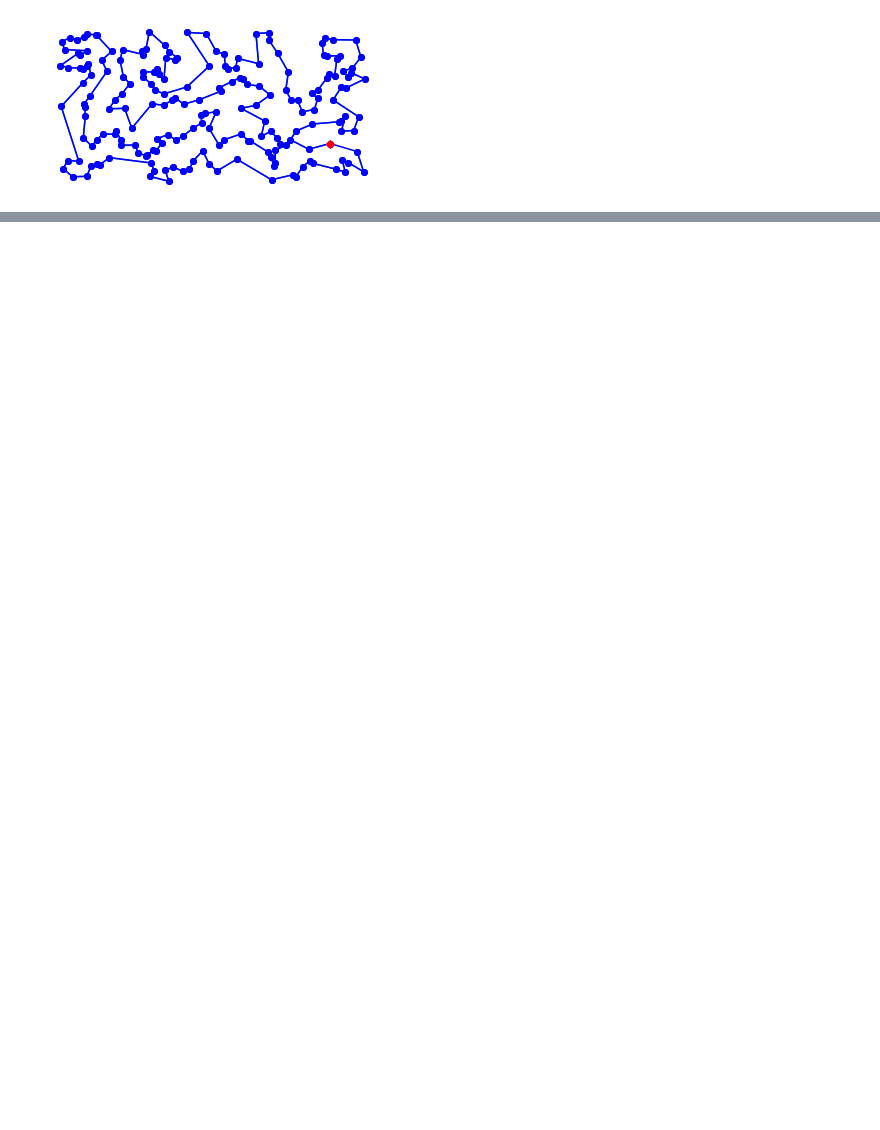
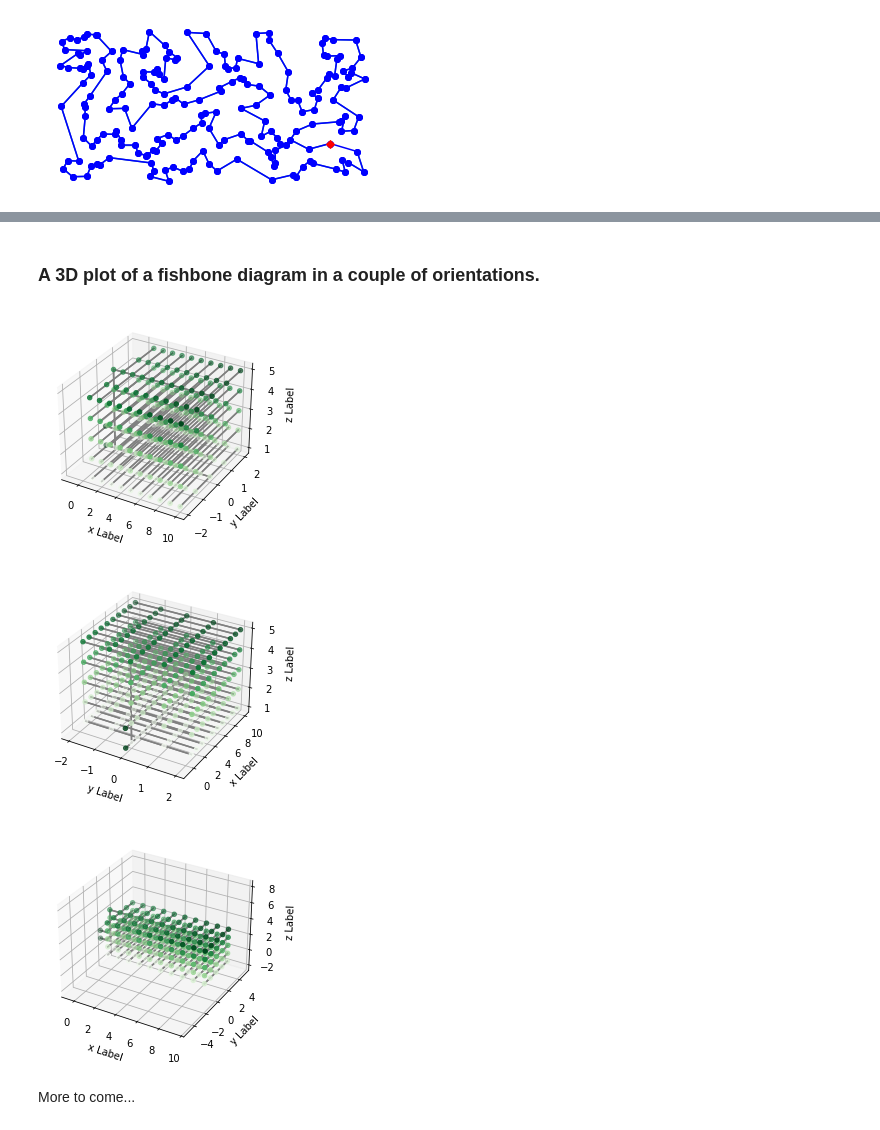
Before and after one commit to root-11/graph-theory, a Jupyter notebook: examples/generating and visualising graphs.ipynb, the cells around one changed output, grey strips where cells are left out. Drawn from its saved outputs; the diff is of its cells as text; code cells hidden in the pictures; blank space fills up the shorter version.

```diff
--- a/examples/generating and visualising graphs.ipynb
+++ b/examples/generating and visualising graphs.ipynb
@@ -46,0 +57,18 @@ NameError: name 'plt' is not defined
+# %% [markdown]
+### A 3D plot of a fishbone diagram in a couple of orientations.
+# %%
+from tests.test_spatial_graph import fishbone_graph
+
+g = fishbone_graph()
+plt = g.plot()
+plt.show(block=False)
+plt = g.plot(rotation='yxz')
+plt.show(block=False)
+plt = g.plot(maintain_aspect_ratio=True)
+plt.show(block=False)
+# %% [output]
+[figure, added]
+[figure, added]
+[figure, added]
+# %% [markdown]
+More to come...
```
Also changed, not shown: parts of 7 cells of this notebook.
